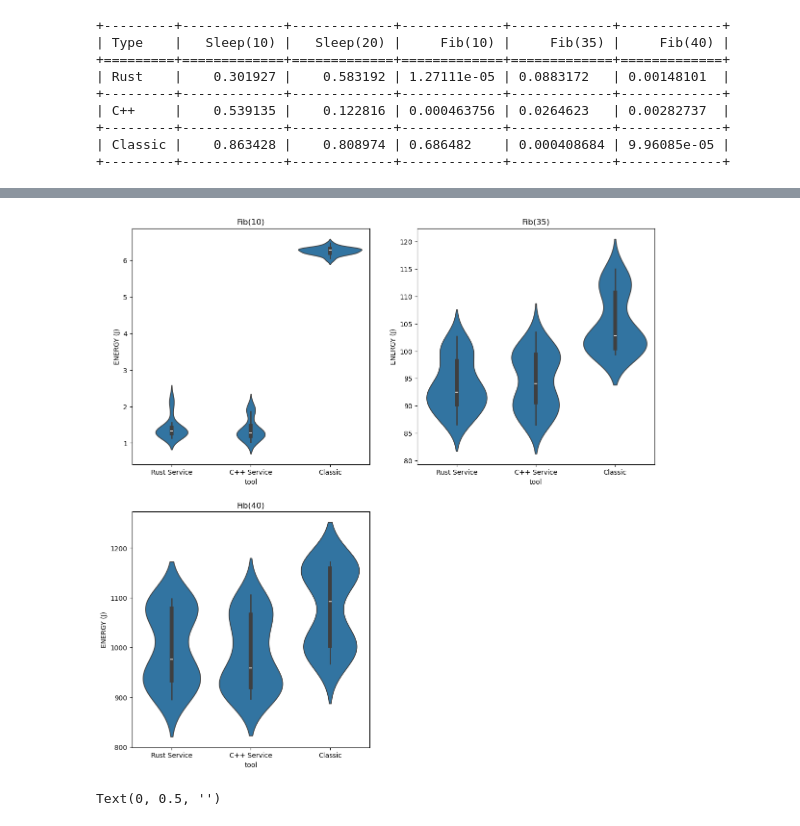
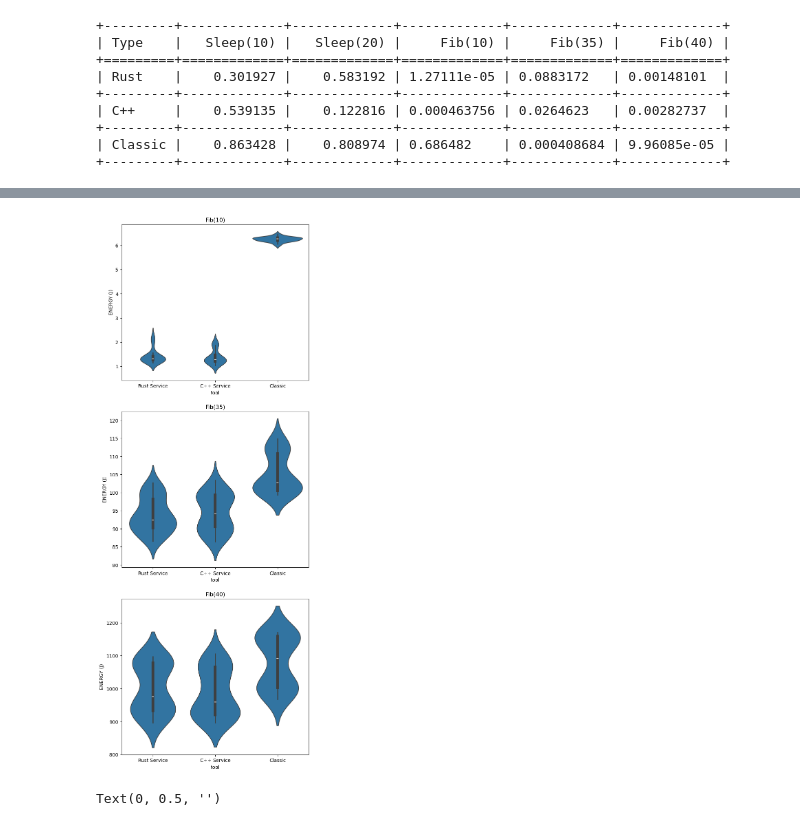
Before and after one commit to reglayass/EnergiBridge_RPC, a Jupyter notebook: py/results_analysis.ipynb, the cells around one changed output, grey strips where cells are left out. Saved outputs shown, nothing was run; the diff lists cells and outputs as text; code cells hidden in the pictures.

```diff
--- a/py/results_analysis.ipynb
+++ b/py/results_analysis.ipynb
@@ -77,26 +77,24 @@ plt.show()
 # %%
-fig, axes = plt.subplots(2, 2, figsize=(14, 14))
+fig, axes = plt.subplots(3, 1, figsize=(7, 20))
 
-ax = sns.violinplot(ax=axes[0,0], x="tool", y="PACKAGE ENERGY (J)", data=pd.concat([data_fib['rust_fib_10'], data_fib['cpp_fib_10'], data_fib['nonservice_fib_10']]))
-axes[0,0].set_title("Fib(10)")
-axes[0,0].set_ylabel("ENERGY (J)")
-axes[0,0].set_xticklabels(["Rust Service", "C++ Service", "Classic"])
+ax = sns.violinplot(ax=axes[0], x="tool", y="PACKAGE ENERGY (J)", data=pd.concat([data_fib['rust_fib_10'], data_fib['cpp_fib_10'], data_fib['nonservice_fib_10']]))
+axes[0].set_title("Fib(10)")
+axes[0].set_ylabel("ENERGY (J)")
+axes[0].set_xticklabels(["Rust Service", "C++ Service", "Classic"])
 
-ax = sns.violinplot(ax=axes[0,1], x="tool", y="PACKAGE ENERGY (J)", data=pd.concat([data_fib['rust_fib_35'], data_fib['cpp_fib_35'], data_fib['nonservice_fib_35']]))
-axes[0,1].set_title("Fib(35)")
-axes[0,1].set_ylabel("ENERGY (J)")
-axes[0,1].set_xticklabels(["Rust Service", "C++ Service", "Classic"])
+ax = sns.violinplot(ax=axes[1], x="tool", y="PACKAGE ENERGY (J)", data=pd.concat([data_fib['rust_fib_35'], data_fib['cpp_fib_35'], data_fib['nonservice_fib_35']]))
+axes[1].set_title("Fib(35)")
+axes[1].set_ylabel("ENERGY (J)")
+axes[1].set_xticklabels(["Rust Service", "C++ Service", "Classic"])
 
-ax = sns.violinplot(ax=axes[1,0], x="tool", y="PACKAGE ENERGY (J)", data=pd.concat([data_fib['rust_fib_40'], data_fib['cpp_fib_40'], data_fib['nonservice_fib_40']]))
-axes[1,0].set_title("Fib(40)")
-axes[1,0].set_ylabel("ENERGY (J)")
-axes[1,0].set_xticklabels(["Rust Service", "C++ Service", "Classic"])
-
-axes[1, 1].axis('off')
+ax = sns.violinplot(ax=axes[2], x="tool", y="PACKAGE ENERGY (J)", data=pd.concat([data_fib['rust_fib_40'], data_fib['cpp_fib_40'], data_fib['nonservice_fib_40']]))
+axes[2].set_title("Fib(40)")
+axes[2].set_ylabel("ENERGY (J)")
+axes[2].set_xticklabels(["Rust Service", "C++ Service", "Classic"])
 
 plt.show()
 # %% [output]
-[figure, old version]
+[figure, new version]
 # %%
 plt.figure(figsize=(8,6))
 ax = sns.boxplot(x='tool', y='EDP', data=pd.concat([data_sleep['rust_sleep_10'], data_sleep['cpp_sleep_10'], data_sleep['nonservice_sleep_10']]), showfliers=False)
```
Also changed, not shown: parts of 4 cells of this notebook.
